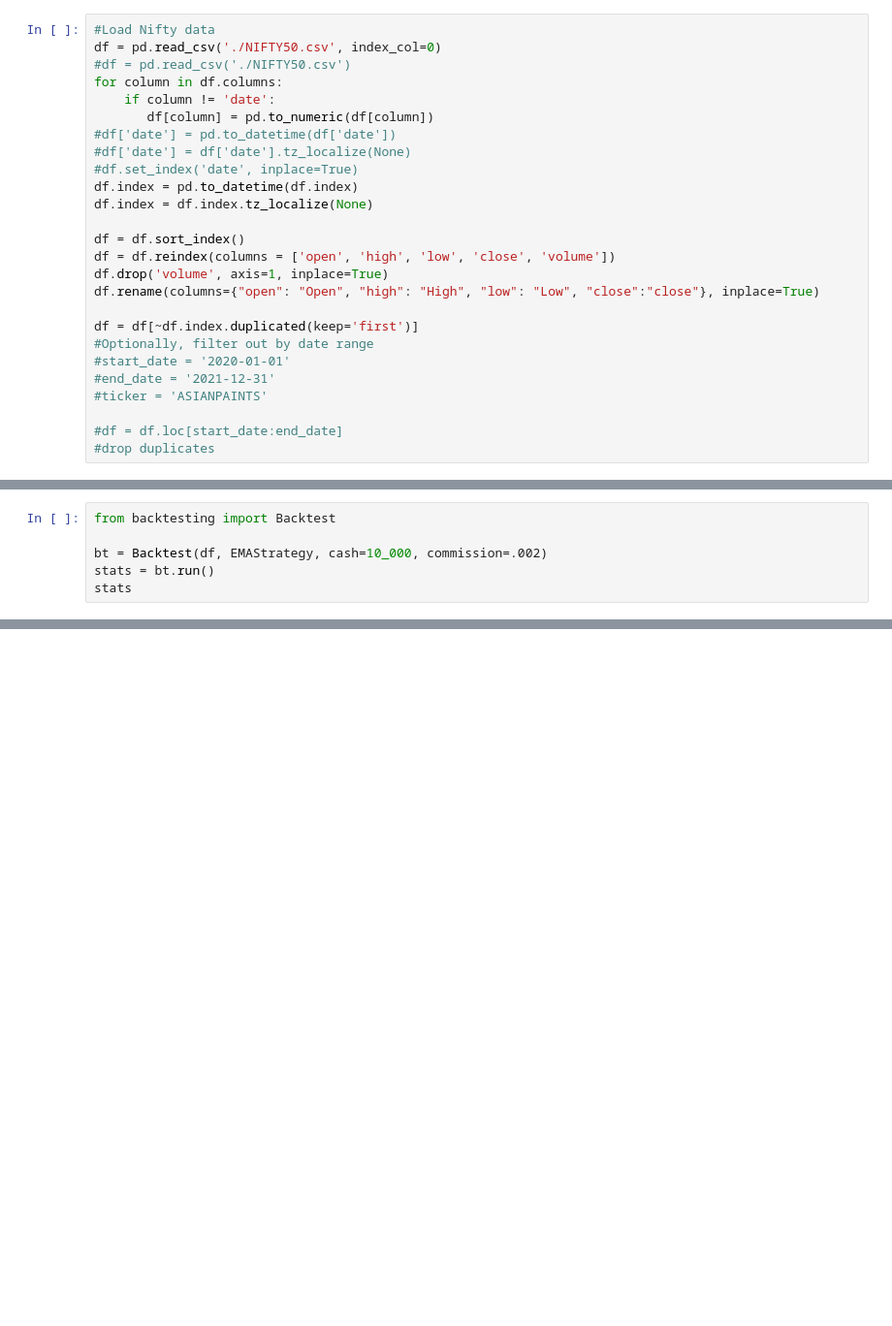
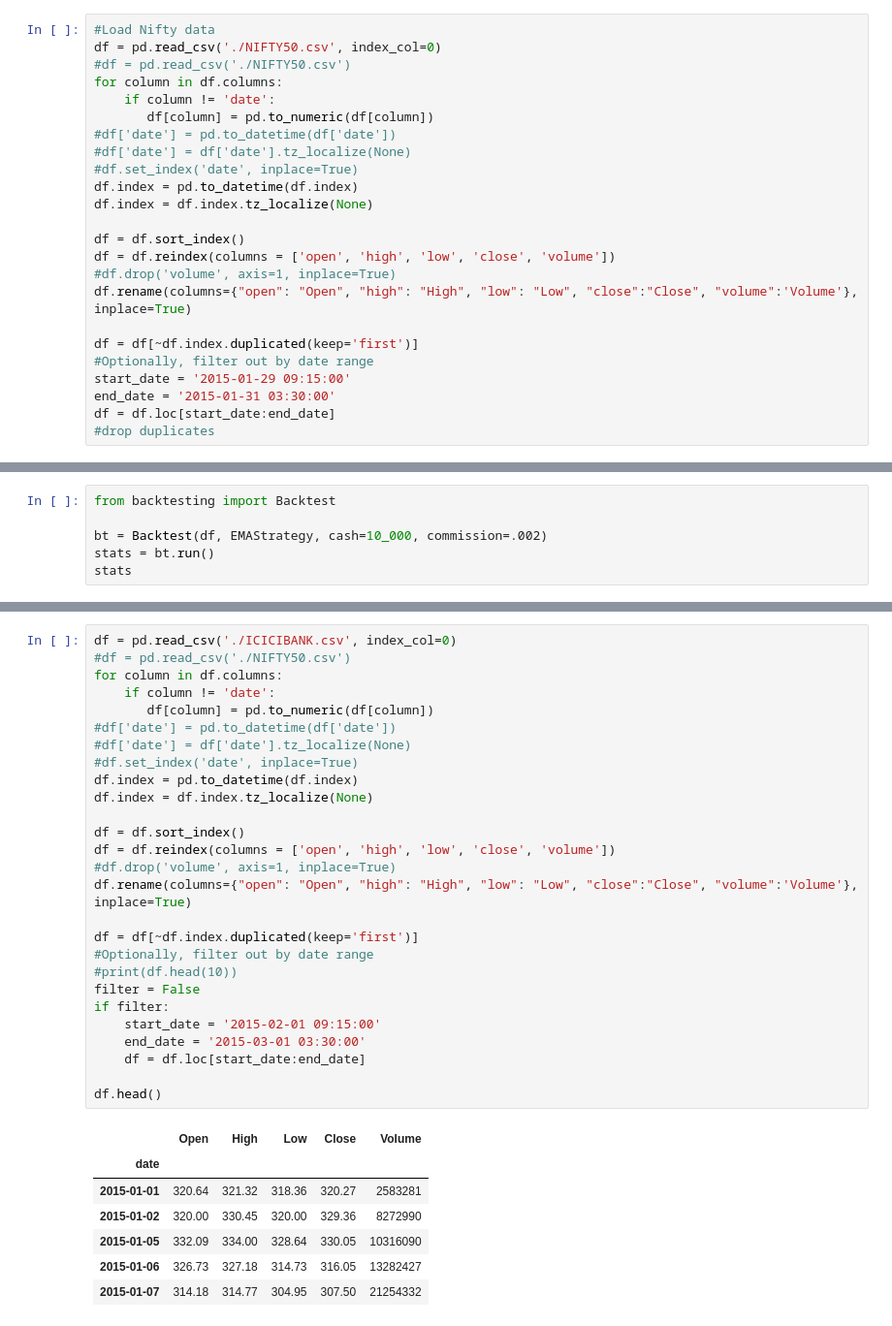
Before and after one commit to anshulthakur/experimental, a Jupyter notebook: analytics/stocks/backtesting.ipynb, the cells around one changed output, grey strips where cells are left out. Shown: that part at 97% size. Saved outputs shown, nothing was run; the diff lists cells and outputs as text; blank space fills up the shorter version.

```diff
--- a/analytics/stocks/backtesting.ipynb
+++ b/analytics/stocks/backtesting.ipynb
@@ -649,16 +645,14 @@ df.index = df.index.tz_localize(None)
 
 df = df.sort_index()
 df = df.reindex(columns = ['open', 'high', 'low', 'close', 'volume'])
-df.drop('volume', axis=1, inplace=True)
-df.rename(columns={"open": "Open", "high": "High", "low": "Low", "close":"close"}, inplace=True)
+#df.drop('volume', axis=1, inplace=True)
+df.rename(columns={"open": "Open", "high": "High", "low": "Low", "close":"Close", "volume":'Volume'}, inplace=True)
 
 df = df[~df.index.duplicated(keep='first')]
 #Optionally, filter out by date range
-#start_date = '2020-01-01'
-#end_date = '2021-12-31'
-#ticker = 'ASIANPAINTS'
-
-#df = df.loc[start_date:end_date]
+start_date = '2015-01-29 09:15:00'
+end_date = '2015-01-31 03:30:00'
+df = df.loc[start_date:end_date]
 #drop duplicates
 # %%
 #print(df.index.dtype)
@@ -728,0 +1004,35 @@ stats
+# %%
+df = pd.read_csv('./ICICIBANK.csv', index_col=0)
+#df = pd.read_csv('./NIFTY50.csv')
+for column in df.columns:
+    if column != 'date':
+       df[column] = pd.to_numeric(df[column])
+#df['date'] = pd.to_datetime(df['date'])
+#df['date'] = df['date'].tz_localize(None)
+#df.set_index('date', inplace=True)
+df.index = pd.to_datetime(df.index)
+df.index = df.index.tz_localize(None)
+
+df = df.sort_index()
+df = df.reindex(columns = ['open', 'high', 'low', 'close', 'volume'])
+#df.drop('volume', axis=1, inplace=True)
+df.rename(columns={"open": "Open", "high": "High", "low": "Low", "close":"Close", "volume":'Volume'}, inplace=True)
+
+df = df[~df.index.duplicated(keep='first')]
+#Optionally, filter out by date range
+#print(df.head(10))
+filter = False
+if filter:
+    start_date = '2015-02-01 09:15:00'
+    end_date = '2015-03-01 03:30:00'
+    df = df.loc[start_date:end_date]
+
+df.head()
+# %% [output]
+|  | Open | High | Low | Close | Volume |
+| date |  |  |  |  |  |
+| 2015-01-01 | 320.64 | 321.32 | 318.36 | 320.27 | 2583281 |
+| 2015-01-02 | 320.00 | 330.45 | 320.00 | 329.36 | 8272990 |
+| 2015-01-05 | 332.09 | 334.00 | 328.64 | 330.05 | 10316090 |
+| 2015-01-06 | 326.73 | 327.18 | 314.73 | 316.05 | 13282427 |
+| 2015-01-07 | 314.18 | 314.77 | 304.95 | 307.50 | 21254332 |
```
Also changed, not shown: parts of 21 cells of this notebook, 4 other files.
